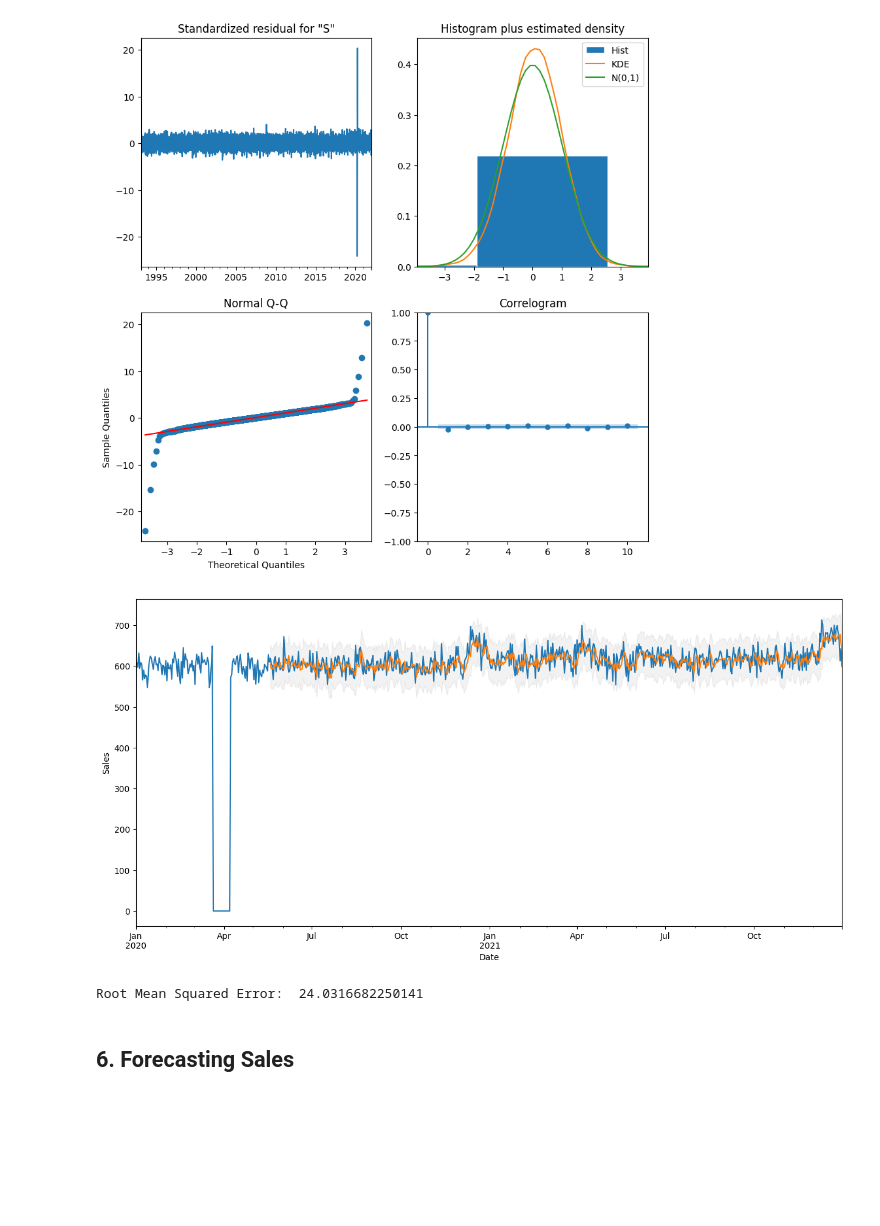
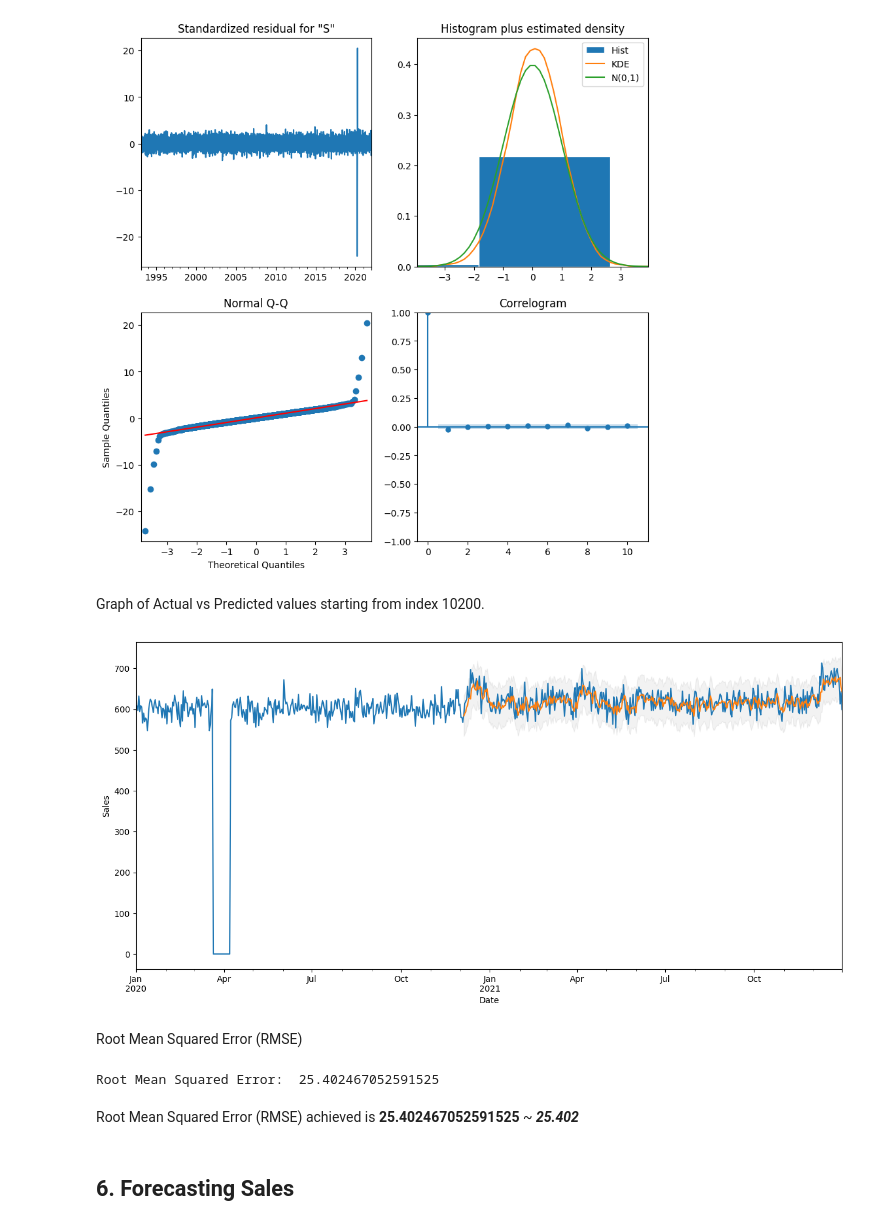
Before and after one commit to tejasrinivas20/Egg-Sales-Prediction, a Jupyter notebook: main.ipynb, the cells around one changed output. Drawn from its saved outputs; the diff is of its cells as text; code cells hidden in the pictures; blank space fills up the shorter version.

Commit message:
Added RMSE for entire dataset and reflection

```diff
--- a/main.ipynb
+++ b/main.ipynb
@@ -384,8 +389,8 @@ We're using SARIMA model to forecast the sales of eggs. SARIMA stands for Season
 Use the resultant pdq values to fit the model
 # %%
 model_sarima = sm.tsa.statespace.SARIMAX(train_arima,
-                                         order=pdq,
-                                         seasonal_order=seasonal_order,
+                                         order=(1,0,1),
+                                         seasonal_order=(0,1,1,15),
                                          enforce_stationarity=False,
                                          enforce_invertibility=False)
 
@@ -408,36 +412,48 @@ plt.show()
 # %% [output]
 [figure]
 # %%
-start_index = 10000
+start_index = 10200
+# %% [markdown]
+Graph of Actual vs Predicted values starting from index 10200.
 # %%
 pred = results_sarima.get_prediction(
     start=start_index, dynamic=False)
 
 # Get confidence intervals of forecasts
 pred_ci = pred.conf_int()
 
 ax = train_arima['2020':].plot(label="observed", figsize=(15, 7))
 pred.predicted_mean.plot(ax=ax, label="One-step ahead Forecast", alpha=1)
 ax.fill_between(pred_ci.index,
                 pred_ci.iloc[:, 0],
                 pred_ci.iloc[:, 1],
                 color="k", alpha=0.05)
 
 ax.set_xlabel("Date")
 ax.set_ylabel("Sales")
 
 plt.legend
 plt.show()
-
-train_arima_forecasted = pred.predicted_mean
-train_arima_truth = train_arima[start_index:]
-
-# Calculating the error
-rms_arima = sqrt(mean_squared_error(train_arima_truth, train_arima_forecasted))
-print("Root Mean Squared Error: ", rms_arima)
 # %% [output]
-[figure, old version]
+[figure, new version]
-Root Mean Squared Error:  24.0316682250141
+# %% [markdown]
+Root Mean Squared Error (RMSE)
+# %%
+pred = results_sarima.get_prediction(
+    start=1, dynamic=False)
+
+# Get confidence intervals of forecasts
+pred_ci = pred.conf_int()
+train_arima_forecasted = pred.predicted_mean
+train_arima_truth = train_arima[1:]
+
+# Calculating the error
+rms_arima = sqrt(mean_squared_error(train_arima_truth, train_arima_forecasted))
+print("Root Mean Squared Error: ", rms_arima)
+# %% [output]
+Root Mean Squared Error:  25.402467052591525
+# %% [markdown]
+Root Mean Squared Error (RMSE) achieved is **25.402467052591525** ~ _**25.402**_
 # %% [markdown]
 ## 6. Forecasting Sales <a class="anchor" id="6"></a>
 # %% [markdown]
```
Also changed, not shown: parts of 9 cells of this notebook, 1 other file.
